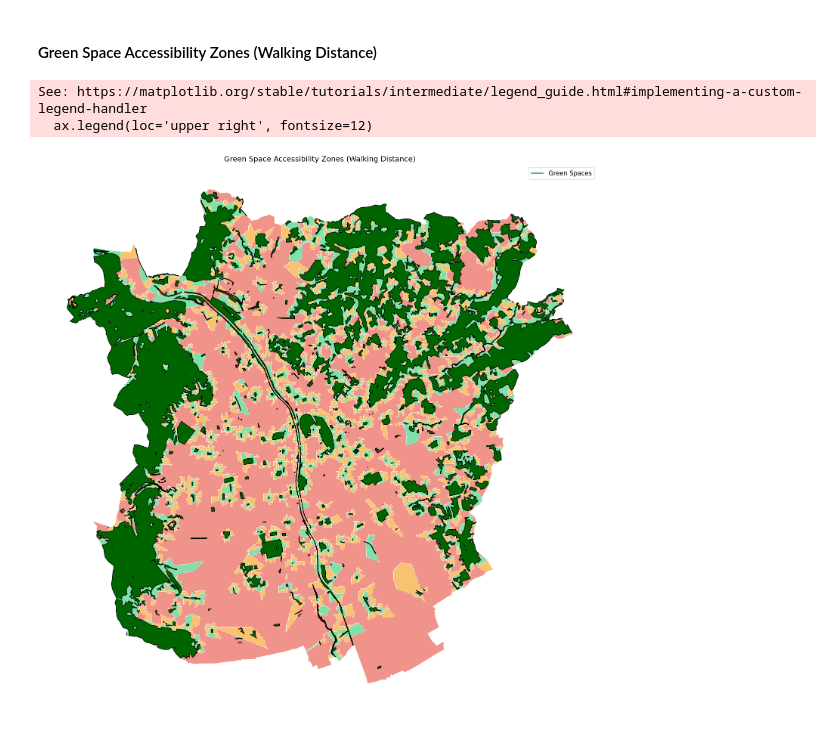
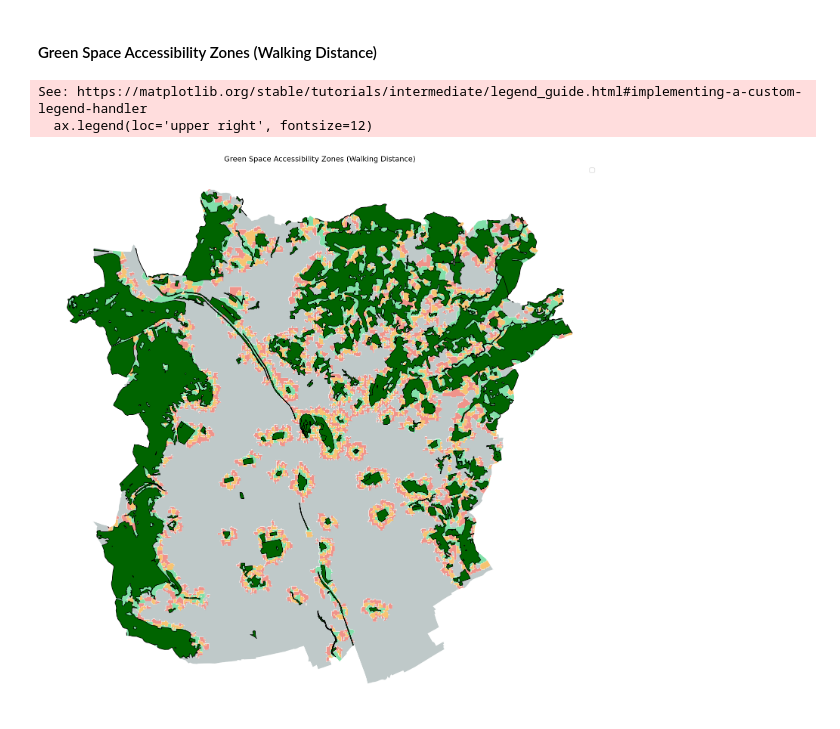
Before and after one commit to tobiashochreiter/Mid-Term-Project-GIS-Analysis-2, a Jupyter notebook: group4_midterm.ipynb, the cells around one changed output. Cells and saved outputs as stored; diff of their text form; code cells hidden in the pictures.

```diff
--- a/group4_midterm.ipynb
+++ b/group4_midterm.ipynb
@@ -325,17 +331,21 @@ eucl_buffers = {}
 #set previous buffer union to empty geometry
 previous_union = gpd.GeoSeries([gpd.GeoSeries([]).unary_union], crs=access_points.crs).unary_union
 #loop thorugh distances, dissolve and subtract previous buffers
+
 for d in DISTS:
     eucl_buffers[d] = gpd.GeoDataFrame(geometry=access_points[f'buffer_{d}m']).dissolve()
     #subtract previous buffers to create rings
     eucl_buffers[d]['geometry'] = eucl_buffers[d].geometry.difference(previous_union)
+    #subtract public_green_all
+    eucl_buffers[d]['geometry'] = eucl_buffers[d].geometry.difference(public_green_over_1ha.unary_union)
+
     #update previous union
     previous_union = eucl_buffers[d].geometry.unary_union
 
-    # subtract parks !!
 
-# Dissolve buffer over 300m
-eucl_buffers['over_300m'] = gpd.GeoDataFrame(geometry=access_points['buffer_over_300m'])
+# Dissolve buffer over 300m and subtract parks
+eucl_buffers[f'over_{DISTS[-1]}m'] = gpd.GeoDataFrame(geometry=access_points[f'buffer_over_{DISTS[-1]}m'])
+eucl_buffers[f'over_{DISTS[-1]}m']['geometry'] = eucl_buffers[f'over_{DISTS[-1]}m'].geometry.difference(public_green_over_1ha.unary_union)
 # %% [markdown]
 # Method 2: Network Analysis
 # %% [markdown]
@@ -596,4 +606,6 @@ nodes_distance = pd.merge(nodes_mod, dist_df,
                      left_index=True, right_index=True, how='left')
 # %%
 # All nodes that are not reachable <300m are given the value inf
-nodes_distance['access_dist'] = nodes_distance['access_dist'].fillna(np.inf)
+nodes_distance['access_dist'] = nodes_distance['access_dist'].fillna(9999)
+#Set access distance of nodes that intersect public green spaces to 0
+nodes_distance.loc[nodes_distance.geometry.intersects(public_green_over_1ha.unary_union), 'access_dist'] = 0
@@ -651,10 +684,10 @@ grid_distances = griddata(
 
 # Distance band definitions
 distance_bands = [
-    (0, 100, '0-100m', '#2ecc71'),
-    (100, 200, '100-200m', '#f39c12'),
-    (200, 300, '200-300m', '#e74c3c'),
-    (300, float('inf'), '>300m', '#95a5a6')
+    (0, DISTS[0], f'0-{DISTS[0]}m', '#2ecc71'),
+    (DISTS[0], DISTS[1], f'{DISTS[0]}-{DISTS[1]}m', '#f39c12'),
+    (DISTS[1], DISTS[2], f'{DISTS[1]}-{DISTS[2]}m', '#e74c3c'),
+    (DISTS[2], float('inf'), f'>{DISTS[2]}m', '#95a5a6')
 ]
 
 # Create grid cells as polygons - only those within Graz
@@ -775,13 +828,13 @@ deficient_areas_districts = {}
 for district in gdf_districts['name']:
     district_geom = gdf_districts[gdf_districts['name'] == district].geometry.union_all()
     residential_in_district = gpd.overlay(gdf_residential, gpd.GeoDataFrame(geometry=[district_geom], crs=gdf_residential.crs), how='intersection')
-    deficient_area_district = gpd.overlay(residential_in_district, eucl_buffers['over_300m'], how='intersection')
+    deficient_area_district = gpd.overlay(residential_in_district, eucl_buffers[f'over_{DISTS[-1]}m'], how='intersection')
     percent_deficient_district = (deficient_area_district.geometry.area.sum() / residential_in_district.geometry.area.sum()) * 100
     deficient_areas_districts[district] = percent_deficient_district
 
 # Print results and create bar chart
 for district, percent_deficient_district in deficient_areas_districts.items():
-    print(f"District: {district}, Percentage of residential areas not within 300m of green space: {percent_deficient_district:.2f}%")
+    print(f"District: {district}, Percentage of residential areas not within {DISTS[-1]}m of green space: {percent_deficient_district:.2f}%")
 
 # Create bar chart sorted by percentage
 deficient_areas_districts_sorted = dict(sorted(deficient_areas_districts.items(), key=lambda item: item[1], reverse=True))
@@ -789,7 +842,7 @@ plt.figure(figsize=(12, 6))
 plt.bar(deficient_areas_districts_sorted.keys(), deficient_areas_districts_sorted.values(), color='skyblue')
 plt.xticks(rotation=45, ha='right')
 plt.ylabel('Percentage of Deficient Residential Areas (%)')
-plt.title('Percentage of Residential Areas Not Within 300m of Green Space by District in Graz')
+plt.title(f'Percentage of Residential Areas Not Within {DISTS[-1]}m of Green Space by District in Graz')
 plt.tight_layout()
 plt.show()
 # %% [output]
@@ -973,26 +1081,26 @@ KeplerGl(data={'Buffer 100m': {'index': [0], 'columns': ['geometry'], 'data': [[
 # %%
 fig, ax = plt.subplots(figsize=(15, 15))
 
 # Plot zones
 for idx, row in zones_gdf.iterrows():
     gpd.GeoSeries([row.geometry]).plot(
         ax=ax,
         color=row['color'],
         alpha=0.6,
         edgecolor='white',
         linewidth=0.5,
         label=row['category']
     )
 
 # Plot green spaces on top
-public_green_graz.plot(ax=ax, color='darkgreen', alpha=1, edgecolor='black', label='Green Spaces')
+public_green_over_1ha.plot(ax=ax, color='darkgreen', alpha=1, edgecolor='black', label='Green Spaces')
 
 ax.legend(loc='upper right', fontsize=12)
 ax.set_title('Green Space Accessibility Zones (Walking Distance)', fontsize=14)
 ax.axis('off')
 plt.tight_layout()
 plt.show()
 # %% [output]
 See: https://matplotlib.org/stable/tutorials/intermediate/legend_guide.html#implementing-a-custom-legend-handler
   ax.legend(loc='upper right', fontsize=12)
-[figure, old version]
+[figure, new version]
```
Also changed, not shown: parts of 33 cells of this notebook.
